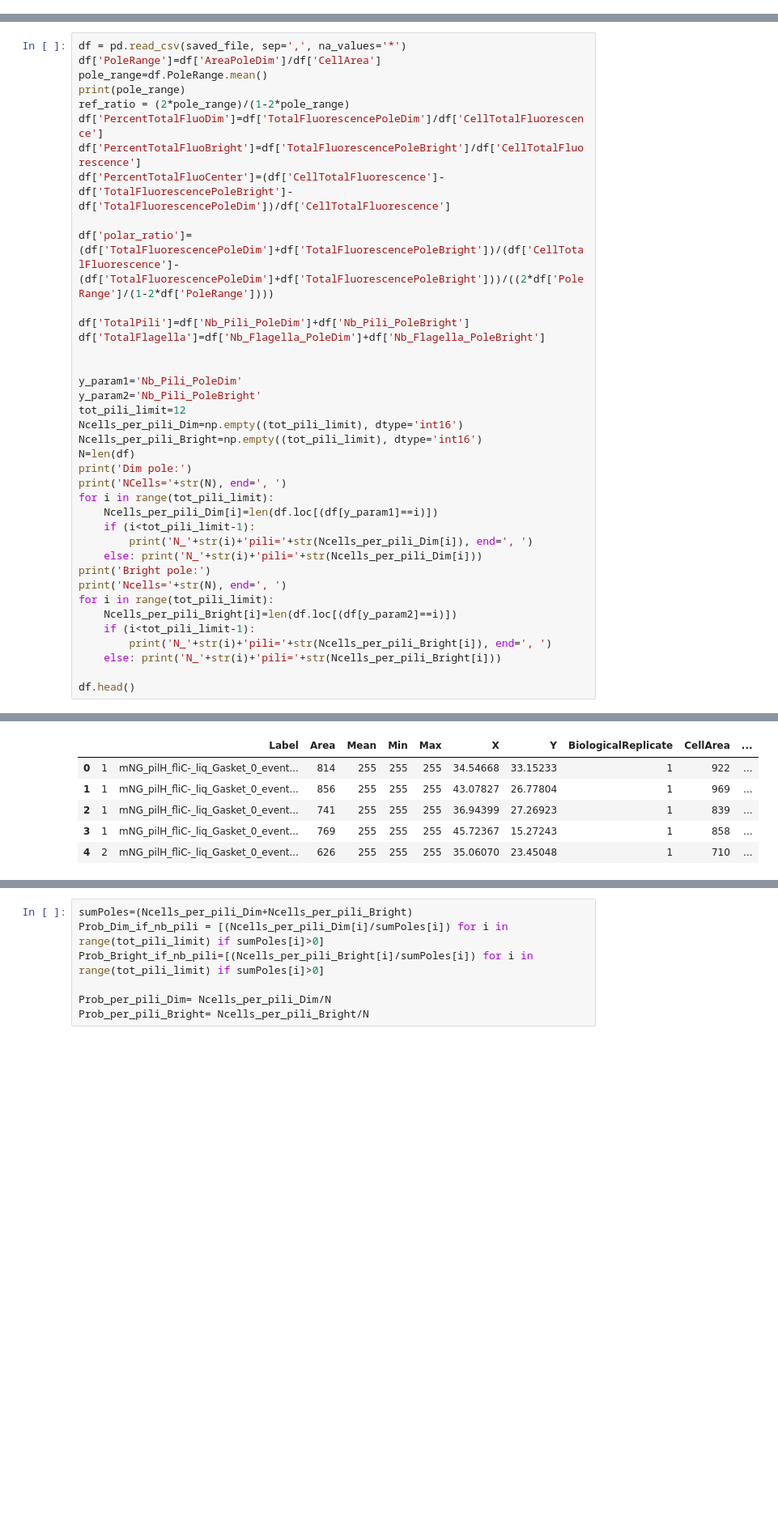
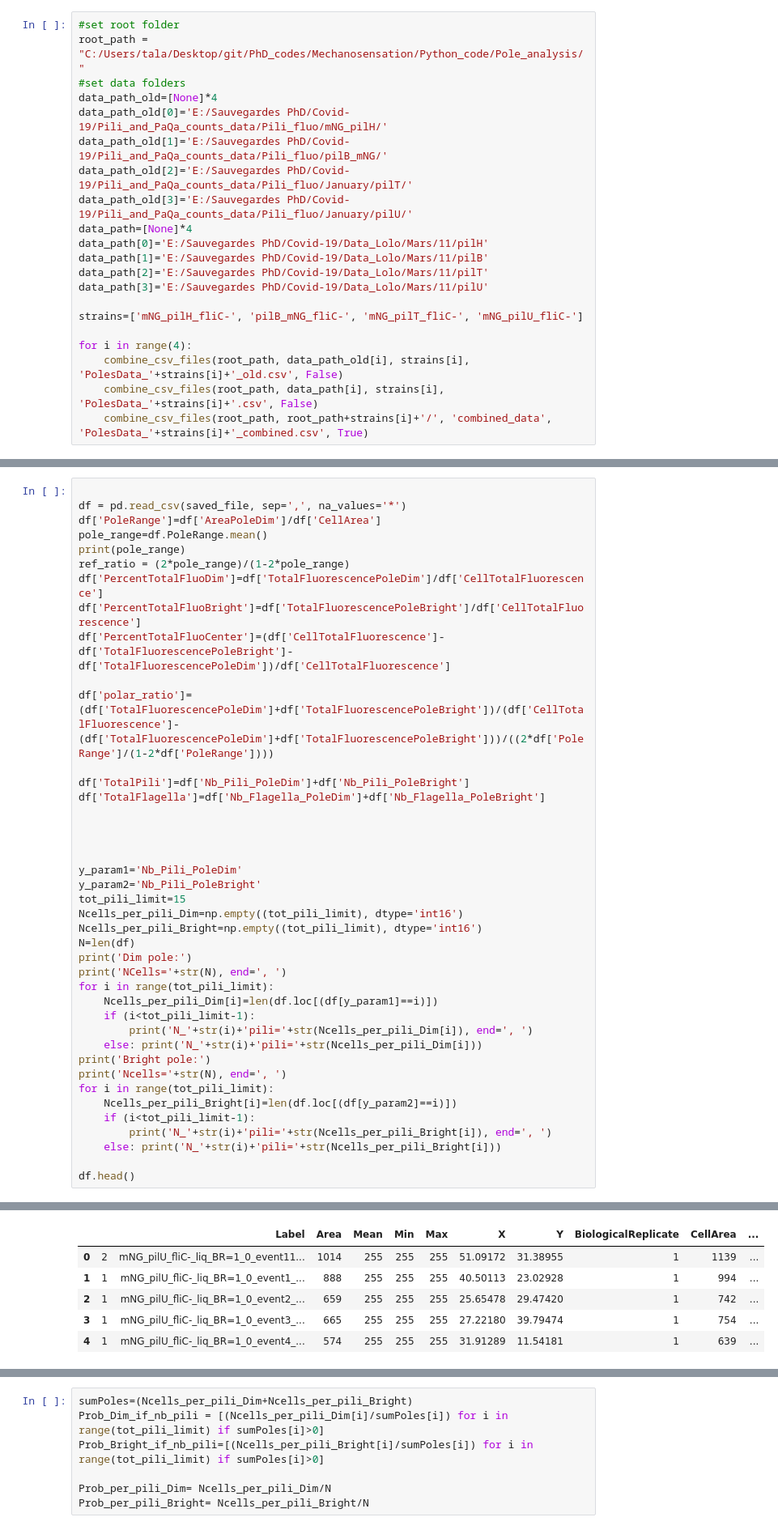
Before and after one commit to lorenzotala/PhD_codes, a Jupyter notebook: Mechanosensation/Python_code/Pole_analysis/Pole_analysis.ipynb, the cells around one changed output, grey strips where cells are left out. Shown at 81% size. Saved outputs shown, nothing was run; the diff lists cells and outputs as text; blank space fills up the shorter version.

```diff
--- a/Mechanosensation/Python_code/Pole_analysis/Pole_analysis.ipynb
+++ b/Mechanosensation/Python_code/Pole_analysis/Pole_analysis.ipynb
@@ -101,0 +88,21 @@ combined_csv.head()
+# %%
+#set root folder
+root_path = "C:/Users/tala/Desktop/git/PhD_codes/Mechanosensation/Python_code/Pole_analysis/"
+#set data folders
+data_path_old=[None]*4
+data_path_old[0]='E:/Sauvegardes PhD/Covid-19/Pili_and_PaQa_counts_data/Pili_fluo/mNG_pilH/'
+data_path_old[1]='E:/Sauvegardes PhD/Covid-19/Pili_and_PaQa_counts_data/Pili_fluo/pilB_mNG/'
+data_path_old[2]='E:/Sauvegardes PhD/Covid-19/Pili_and_PaQa_counts_data/Pili_fluo/January/pilT/'
+data_path_old[3]='E:/Sauvegardes PhD/Covid-19/Pili_and_PaQa_counts_data/Pili_fluo/January/pilU/'
+data_path=[None]*4
+data_path[0]='E:/Sauvegardes PhD/Covid-19/Data_Lolo/Mars/11/pilH'
+data_path[1]='E:/Sauvegardes PhD/Covid-19/Data_Lolo/Mars/11/pilB'
+data_path[2]='E:/Sauvegardes PhD/Covid-19/Data_Lolo/Mars/11/pilT'
+data_path[3]='E:/Sauvegardes PhD/Covid-19/Data_Lolo/Mars/11/pilU'
+
+strains=['mNG_pilH_fliC-', 'pilB_mNG_fliC-', 'mNG_pilT_fliC-', 'mNG_pilU_fliC-']
+
+for i in range(4):
+    combine_csv_files(root_path, data_path_old[i], strains[i], 'PolesData_'+strains[i]+'_old.csv', False)
+    combine_csv_files(root_path, data_path[i], strains[i], 'PolesData_'+strains[i]+'.csv', False)
+    combine_csv_files(root_path, root_path+strains[i]+'/', 'combined_data', 'PolesData_'+strains[i]+'_combined.csv', True)
@@ -102,4 +114,5 @@ combined_csv.head()
 # %%
+
 df = pd.read_csv(saved_file, sep=',', na_values='*')
 df['PoleRange']=df['AreaPoleDim']/df['CellArea']
 pole_range=df.PoleRange.mean()
@@ -115,9 +128,11 @@ df['TotalPili']=df['Nb_Pili_PoleDim']+df['Nb_Pili_PoleBright']
 df['TotalFlagella']=df['Nb_Flagella_PoleDim']+df['Nb_Flagella_PoleBright']
 
 
+
+
 y_param1='Nb_Pili_PoleDim'
 y_param2='Nb_Pili_PoleBright'
-tot_pili_limit=12
+tot_pili_limit=15
 Ncells_per_pili_Dim=np.empty((tot_pili_limit), dtype='int16')
 Ncells_per_pili_Bright=np.empty((tot_pili_limit), dtype='int16')
 N=len(df)
@@ -146,9 +161,9 @@ Ncells=97, N_0pili=38, N_1pili=13, N_2pili=9, N_3pili=10, N_4pili=10, N_5pili=6,
 |  |  | Label | Area | Mean | Min | Max | X | Y | BiologicalReplicate | CellArea | ... |
-| 0 | 1 | mNG_pilH_fliC-_liq_Gasket_0_event... | 814 | 255 | 255 | 255 | 34.54668 | 33.15233 | 1 | 922 | ... |
-| 1 | 1 | mNG_pilH_fliC-_liq_Gasket_0_event... | 856 | 255 | 255 | 255 | 43.07827 | 26.77804 | 1 | 969 | ... |
-| 2 | 1 | mNG_pilH_fliC-_liq_Gasket_0_event... | 741 | 255 | 255 | 255 | 36.94399 | 27.26923 | 1 | 839 | ... |
-| 3 | 1 | mNG_pilH_fliC-_liq_Gasket_0_event... | 769 | 255 | 255 | 255 | 45.72367 | 15.27243 | 1 | 858 | ... |
-| 4 | 2 | mNG_pilH_fliC-_liq_Gasket_0_event... | 626 | 255 | 255 | 255 | 35.06070 | 23.45048 | 1 | 710 | ... |
+| 0 | 2 | mNG_pilU_fliC-_liq_BR=1_0_event11... | 1014 | 255 | 255 | 255 | 51.09172 | 31.38955 | 1 | 1139 | ... |
+| 1 | 1 | mNG_pilU_fliC-_liq_BR=1_0_event1_... | 888 | 255 | 255 | 255 | 40.50113 | 23.02928 | 1 | 994 | ... |
+| 2 | 1 | mNG_pilU_fliC-_liq_BR=1_0_event2_... | 659 | 255 | 255 | 255 | 25.65478 | 29.47420 | 1 | 742 | ... |
+| 3 | 1 | mNG_pilU_fliC-_liq_BR=1_0_event3_... | 665 | 255 | 255 | 255 | 27.22180 | 39.79474 | 1 | 754 | ... |
+| 4 | 1 | mNG_pilU_fliC-_liq_BR=1_0_event4_... | 574 | 255 | 255 | 255 | 31.91289 | 11.54181 | 1 | 639 | ... |
 5 rows × 45 columns
 # %%
 sumPoles=(Ncells_per_pili_Dim+Ncells_per_pili_Bright)
```
Also changed, not shown: parts of 10 cells of this notebook, 32 other files.
